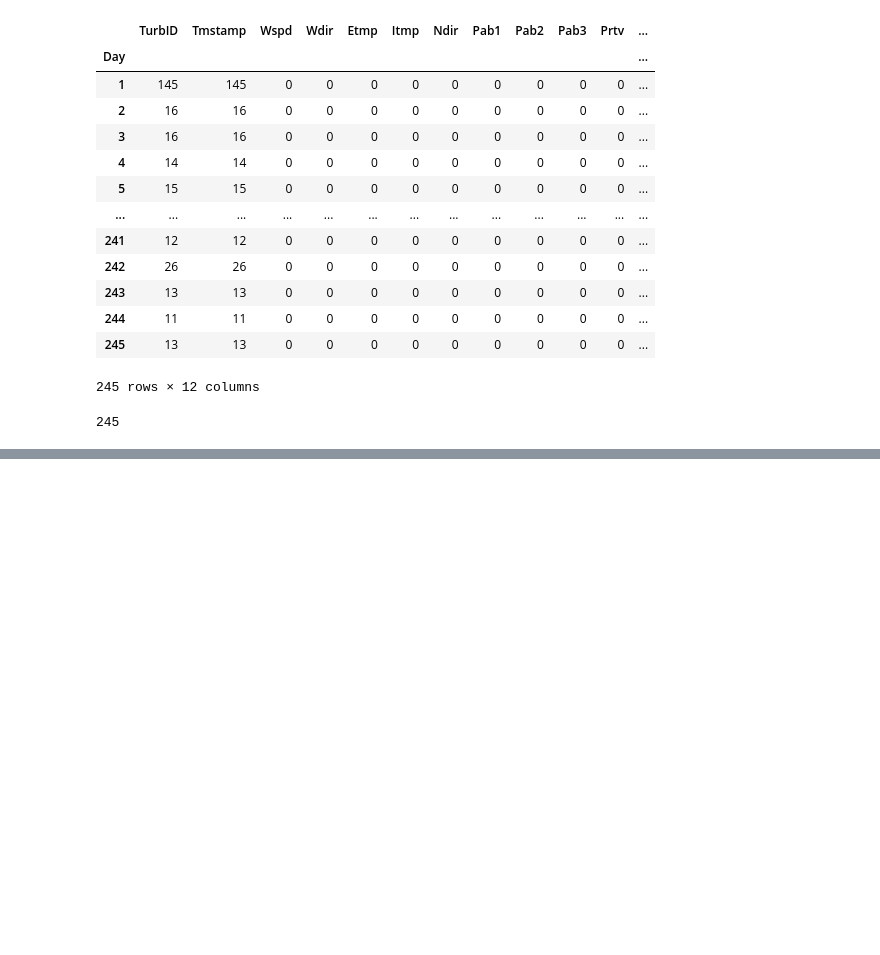
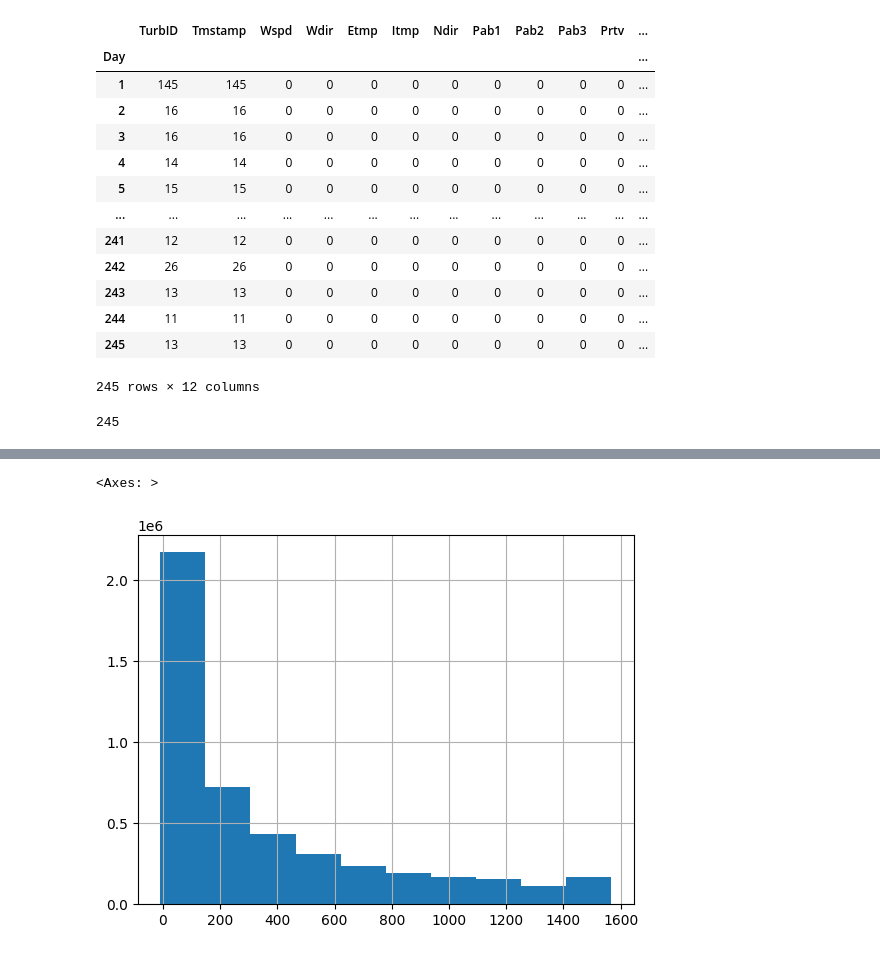
Before and after one commit to benedikt-holland/windfarm_data_imputation, a Jupyter notebook: benni.ipynb, the cells around one changed output, grey strips where cells are left out. Saved outputs shown, nothing was run; the diff lists cells and outputs as text; code cells hidden in the pictures; blank space fills up the shorter version.

```diff
--- a/benni.ipynb
+++ b/benni.ipynb
@@ -86,0 +106,5 @@ dtype: float64
+# %%
+df.Patv.hist()
+# %% [output]
+<Axes: >
+[figure, added]
```
Also changed, not shown: parts of 12 cells of this notebook.
